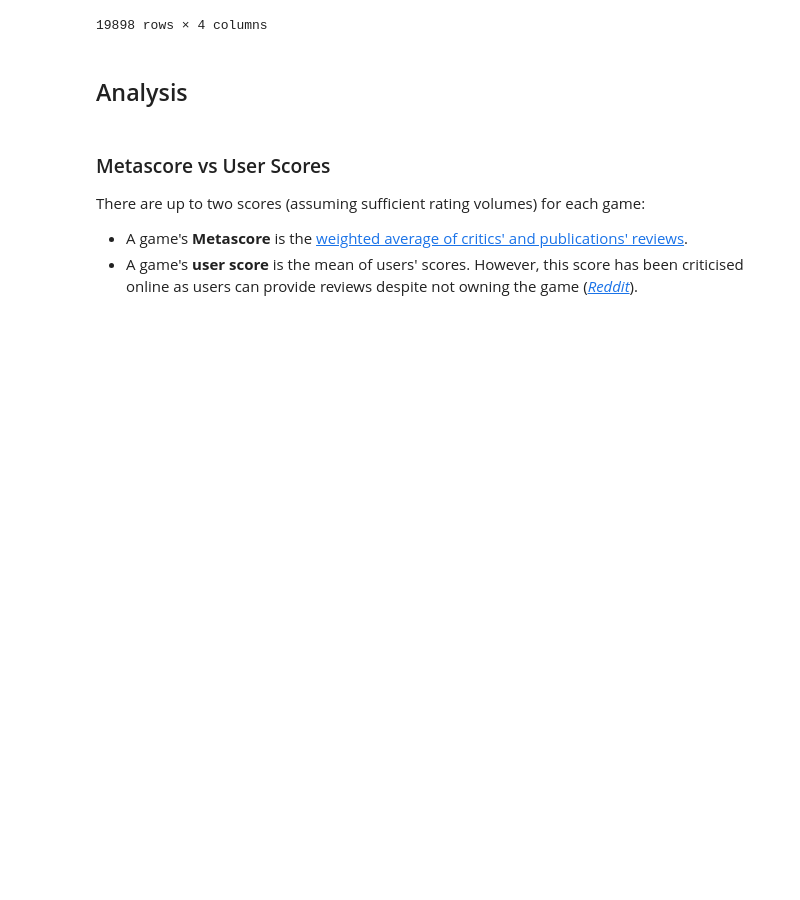
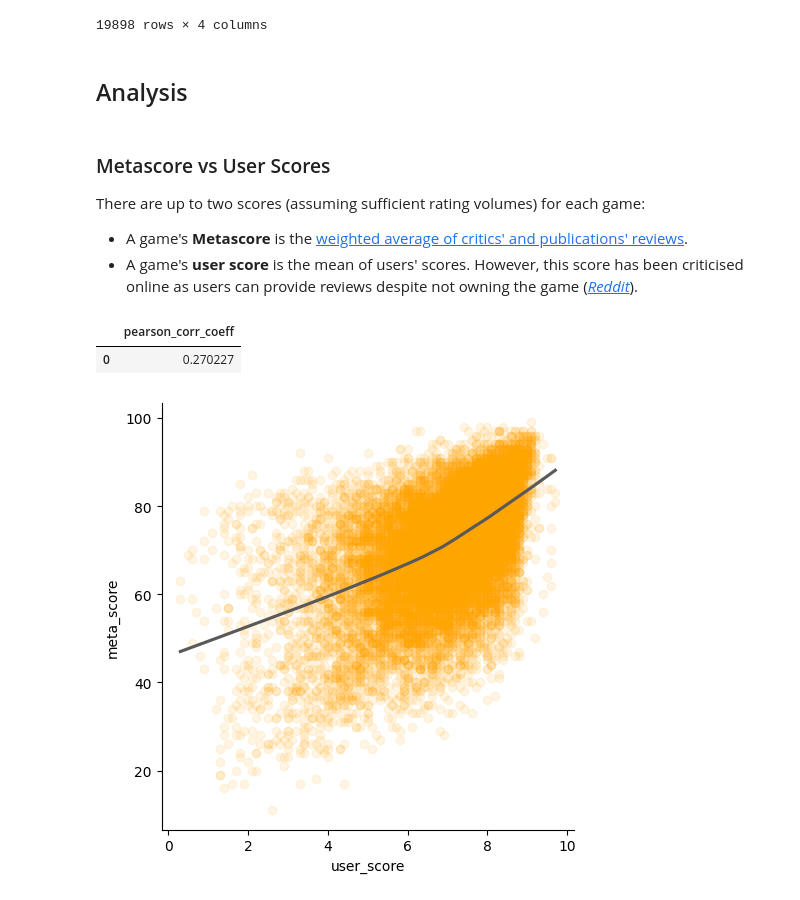
Before and after one commit to henrylin03/video-games, a Jupyter notebook: analysis.ipynb, the cells around one changed output. Cells and saved outputs as stored; diff of their text form; code cells hidden in the pictures; blank space fills up the shorter version.

Commit message:
add lmplot and pearson corr coeff calcs

```diff
--- a/analysis.ipynb
+++ b/analysis.ipynb
@@ -392,3 +358,42 @@ plt.show()
+# %%
+# calculate Pearson Correlation Coefficient
+pd.read_sql_query(
+    """
+    SELECT AVG( (user_score - avg_userscore) * (meta_score - avg_metascore) ) * AVG( (user_score - avg_userscore) * (meta_score - avg_metascore) ) / (var_userscore * var_metascore) AS pearson_corr_coeff
+    FROM games,
+        (
+            SELECT avg_userscore,
+                avg_metascore,
+                AVG((user_score - avg_userscore)*(user_score - avg_userscore)) as var_userscore,
+                AVG((meta_score - avg_metascore)*(meta_score - avg_metascore)) as var_metascore
+            FROM games,
+                (
+                    SELECT AVG(user_score) AS avg_userscore,
+                        AVG(meta_score) AS avg_metascore
+                    FROM games
+                )
+        )
+    """,
+    engine,
+)
+# %% [output]
+|  | pearson_corr_coeff |
+| 0 | 0.270227 |
+# %%
+import matplotlib.pyplot as plt
+import seaborn as sns
+
+sns.lmplot(
+    data=merged_df,
+    x="user_score",
+    y="meta_score",
+    scatter_kws={"color": "orange", "alpha": 0.1},
+    line_kws={"color": "#595959"},
+    lowess=True,
+)
+plt.show()
+# %% [output]
+[figure, added]
 # %%
 # any patterns about the outliers?
 # %%
```
Also changed, not shown: parts of 3 cells of this notebook.
